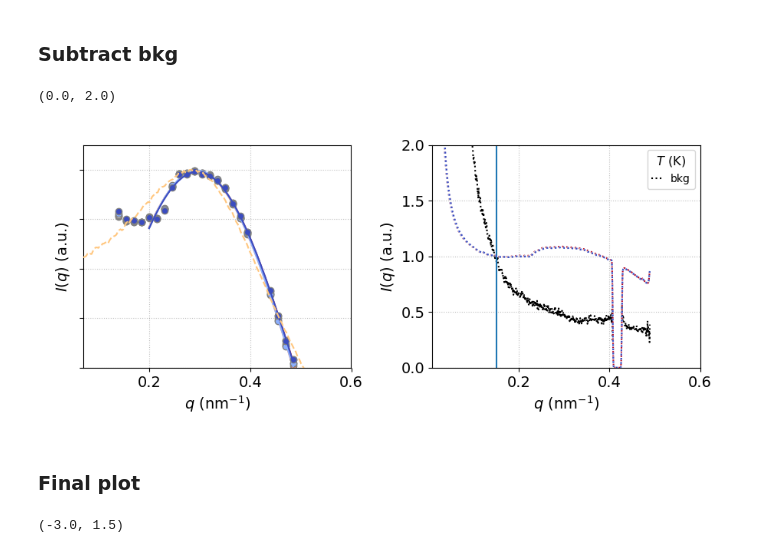
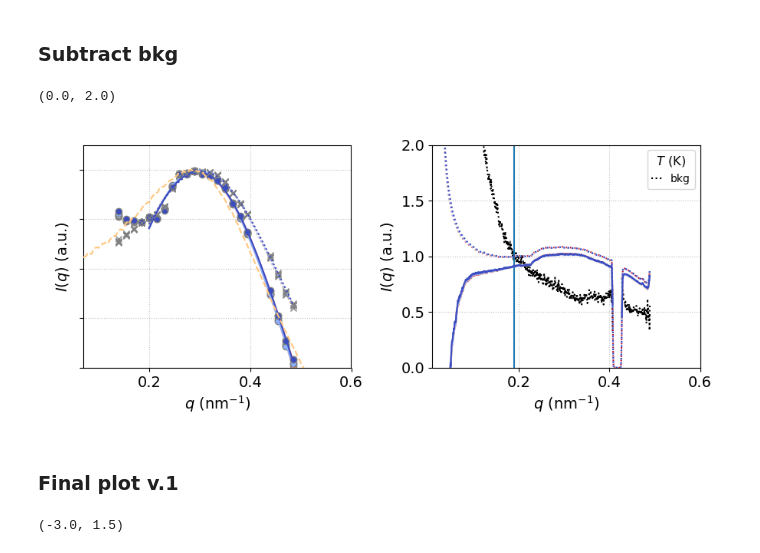
Before and after one commit to maddalenabin/id10-ferritin-2022, a Jupyter notebook: 01-notebooks/14-scattering-intensity.ipynb, the cells around one changed output. Saved outputs shown, nothing was run; the diff lists cells and outputs as text; code cells hidden in the pictures.

```diff
--- a/01-notebooks/14-scattering-intensity.ipynb
+++ b/01-notebooks/14-scattering-intensity.ipynb
@@ -28,0 +80,16 @@ import scipy.interpolate
+# %%
+filename = h5dir + f'{runname}_{datasetnumbers[0]:04d}.h5'
+rep = 0
+qI = load_data(filename, '/saxs/q') # 1000
+
+Iqs = np.empty(shape=(len(datasetnumbers),len(qI)))
+t_exp = []
+
+for i,(datasetnumber) in enumerate(datasetnumbers):
+    filename = h5dir + f'{runname}_{datasetnumber:04d}.h5'
+    Iqs[i,:] = load_data(filename, '/saxs/I_reps_filtered')[rep,:] # (4, 1000)
+    info = elog_selected_entries_dict(filename)
+    # t_exp.append(load_data(filename, '/saxs/delay'))
+    # print(datasetnumber, f'{t_exp[i]:.4f}', 's')
+
+print(np.shape(Iqs), np.shape(qI))
@@ -28,0 +102,4 @@ import scipy.interpolate
+# %%
+plt.figure()
+for i in range(len(Iqs)):
+    plt.plot(qI, Iqs[i,:])
@@ -205,6 +265,7 @@ a1.set_ylim(0, 1.5)
 ### Subtract bkg
 # %%
 f, (a1,a2) = plt.subplots(1,2, figsize=(9,4), tight_layout=True)
+qi_bkg = 380
 
 # -- left id10
 col = plt.cm.coolwarm_r(np.linspace(0,1,len(datasetnumbers)))
@@ -219,11 +280,13 @@ b2 = Iqs_id02[j,qi_min]
 A2 = np.nanmax(Iqs_id02[j,qi_min:qi_max]-b2)
 a1.plot(q_id02, (Iqs_id02[j,:]-b2)/A2, label='300 | ID02', c=cols[j], ls='--', zorder=10)
 
+# a2.plot(q_id02, (Iqs_id02[j,:]/ Iqs_id02[j,qi_bkg])/1, label='300 | ID02', c=cols[j], ls='--', zorder=10)
+
 
 
 # -- bkg
 # Iq_bkg_w q_bkg_w
-qi_bkg = 300
+
 I = Iq_bkg_w / t_exp_bkg_w
 bbg = I[qi_min]
 Abg = 1 # np.nanmax(Iq_bkg_w[qi_min:qi_max]-bbg)
@@ -275,54 +338,56 @@ for i in range(len(datasetnumbers)):
     y_smooth_n = y_smooth / y_smooth[qi_bkg]
     a2.plot(qI, y_smooth_n,  c=col[i], ls=':' )
     a2.plot(qI, y_smooth_n - I,  c=col[i], ls='-' )
 
-    # # b = np.mean(y_smooth[qi_min:qi_min+qistep])
-    # b = y_smooth[qi_min]
-    # A = np.nanmax(y_smooth[qi_min:qi_max]-b)
-    # # a2.plot(qI, (y-b)/A,  c=col[i], ls='-' )
+    y_sm = y_smooth_n - I
 
-    # off = 0
-    # q_new = np.concatenate([np.arange(0.14, 0.4, 0.015), np.arange(0.44, 0.488, 0.015)])
+    # b = np.mean(y_smooth[qi_min:qi_min+qistep])
+    b = y_sm[qi_min]
+    A = np.nanmax(y_sm[qi_min:qi_max]-b)
+    # a2.plot(qI, (y-b)/A,  c=col[i], ls='-' )
 
-    # # interpolate
-    # # a1.plot(qI, (y_smooth-b)/A, mec='gray', c=col[i], ls='-')
+    off = 0
+    q_new = np.concatenate([np.arange(0.14, 0.4, 0.015), np.arange(0.44, 0.488, 0.015)])
 
-    # y_interp =  sp.interpolate.interp1d(qI, (y_smooth-b)/A, kind='linear')
-    # a1.plot(q_new, y_interp(q_new)-off, marker='o', mec='gray', c=col[i], ls='',)
-    # q_interp.append(q_new)
-    # Iq_interp.append(y_interp(q_new))
+    # interpolate
+    # a1.plot(qI, (y_smooth-b)/A, mec='gray', c=col[i], ls='-')
 
-    # xmin, xmax = 4, -1
-    # bounds_min = [0, 0, 0.1, -100]
-    # bounds_max = [1000, 1, 1, 100]
+    y_interp =  sp.interpolate.interp1d(qI, (y_sm-b)/A, kind='linear')
+    a1.plot(q_new, y_interp(q_new)-off, marker='x', mec='gray', c=col[i], ls='',)
+    q_interp.append(q_new)
+    Iq_interp.append(y_interp(q_new))
 
-    # popt,xc,curve,perr = fit(gaussian_off, q_new[xmin:], y_interp(q_new)[xmin:], p0=[1., 0.3, 1., 1.], bounds=(bounds_min, bounds_max))
-    # # q_max.append(popt[1])
-    # a1.plot(xc, curve, c=col[i], label=f'{float(T[i]):.0f}')
+    xmin, xmax = 4, -1
+    bounds_min = [0, 0, 0.1, -100]
+    bounds_max = [1000, 1, 1, 100]
+
+    popt,xc,curve,perr = fit(gaussian_off, q_new[xmin:], y_interp(q_new)[xmin:], p0=[1., 0.3, 1., 1.], bounds=(bounds_min, bounds_max))
+    # q_max.append(popt[1])
+    a1.plot(xc, curve, c=col[i], ls=':', label=f'{float(T[i]):.0f}')
 
 
 
 # -- plot settings
 # a1.legend(title='$T$ (K)', handlelength=1, ncol=1,  fontsize=10,)
 a1.set_xlabel(r'$q$ (nm$^{-1}$)')
 a1.set_ylabel('$I(q)$ (a.u.)')
 a1.set_yticklabels([])
 a1.set_xlim(0.07,0.6)
 a1.set_ylim(-3,1.5)
 
 
 a2.legend(title='$T$ (K)', handlelength=1, ncol=1,  fontsize=10,)
 a2.set_xlabel(r'$q$ (nm$^{-1}$)')
 a2.set_ylabel('$I(q)$ (a.u.)')
 a2.set_xlim(0.01,0.6)
 # a2.set_yscale('log')
 a2.set_ylim(0,2)
 # plt.savefig('../06-figs/Iq-temps.png', dpi=300)
 # %% [output]
 (0.0, 2.0)
-[figure, old version]
+[figure, new version]
 # %% [markdown]
-### Final plot
+### Final plot v.1
 # %%
 f, a1 = plt.subplots(1,1, figsize=(4.5,4), tight_layout=True)
 
```
Also changed, not shown: parts of 25 cells of this notebook, 10 other files.
